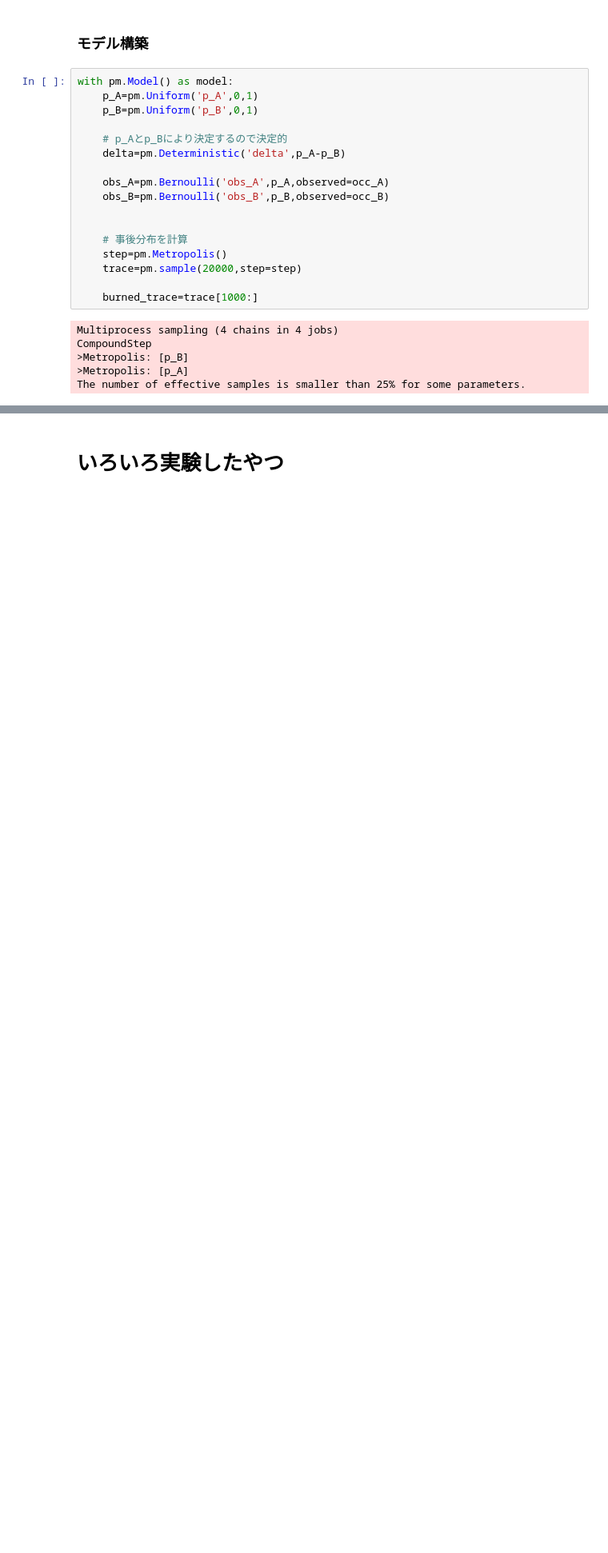
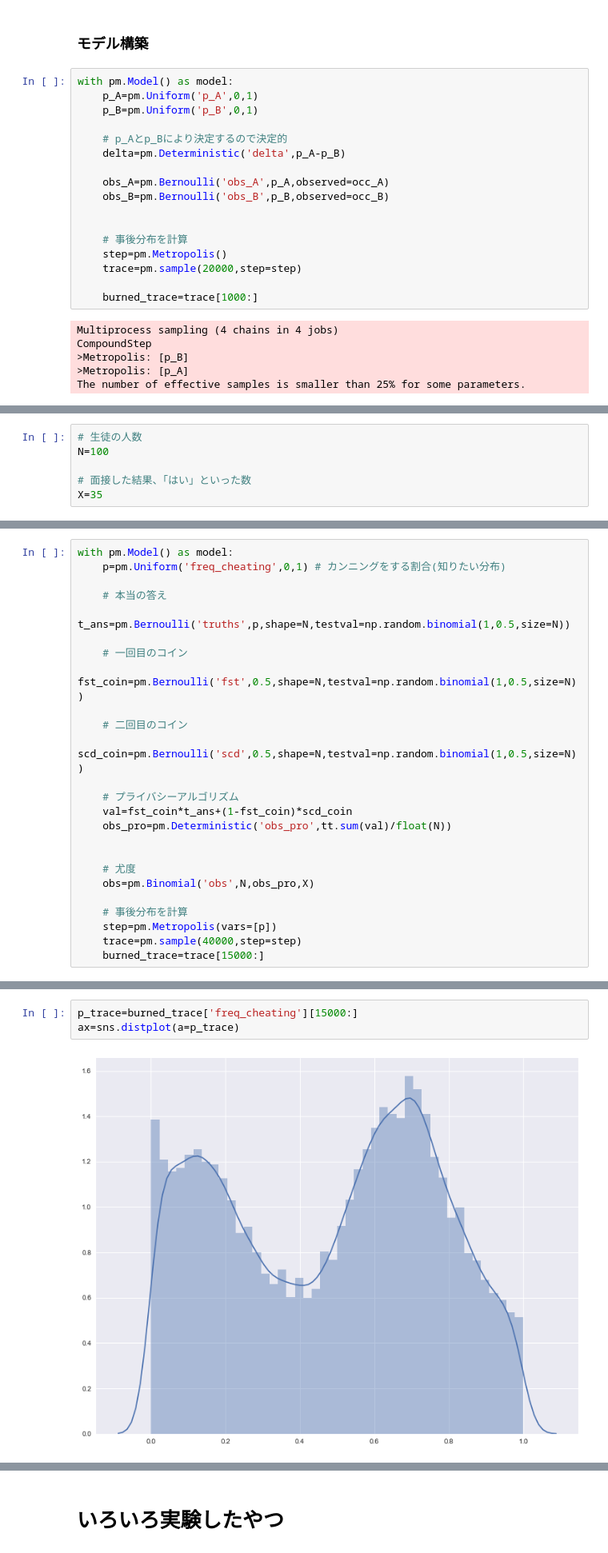
Before and after one commit to hiroaki8388/datascienceEdu, a Jupyter notebook: Ch2.ipynb, the cells around one changed output, grey strips where cells are left out. Shown at 80% size. Saved outputs shown, nothing was run; the diff lists cells and outputs as text; blank space fills up the shorter version.

```diff
--- a/Ch2.ipynb
+++ b/Ch2.ipynb
@@ -118,0 +121,6 @@ Text(0.5,1,'delta')
+# %%
+# 生徒の人数
+N=100
+
+# 面接した結果、「はい」といった数
+X=35
@@ -118,0 +129,25 @@ Text(0.5,1,'delta')
+# %%
+with pm.Model() as model:
+    p=pm.Uniform('freq_cheating',0,1) # カンニングをする割合(知りたい分布)
+
+    # 本当の答え
+    t_ans=pm.Bernoulli('truths',p,shape=N,testval=np.random.binomial(1,0.5,size=N))
+
+    # 一回目のコイン
+    fst_coin=pm.Bernoulli('fst',0.5,shape=N,testval=np.random.binomial(1,0.5,size=N))
+
+    # 二回目のコイン
+    scd_coin=pm.Bernoulli('scd',0.5,shape=N,testval=np.random.binomial(1,0.5,size=N))
+
+    # プライバシーアルゴリズム
+    val=fst_coin*t_ans+(1-fst_coin)*scd_coin
+    obs_pro=pm.Deterministic('obs_pro',tt.sum(val)/float(N))
+
+
+    # 尤度
+    obs=pm.Binomial('obs',N,obs_pro,X)
+
+    # 事後分布を計算
+    step=pm.Metropolis(vars=[p])
+    trace=pm.sample(40000,step=step)
+    burned_trace=trace[15000:]
@@ -118,0 +162,5 @@ Text(0.5,1,'delta')
+# %%
+p_trace=burned_trace['freq_cheating'][15000:]
+ax=sns.distplot(a=p_trace)
+# %% [output]
+[figure, added]
```
Also changed, not shown: parts of 17 cells of this notebook.
